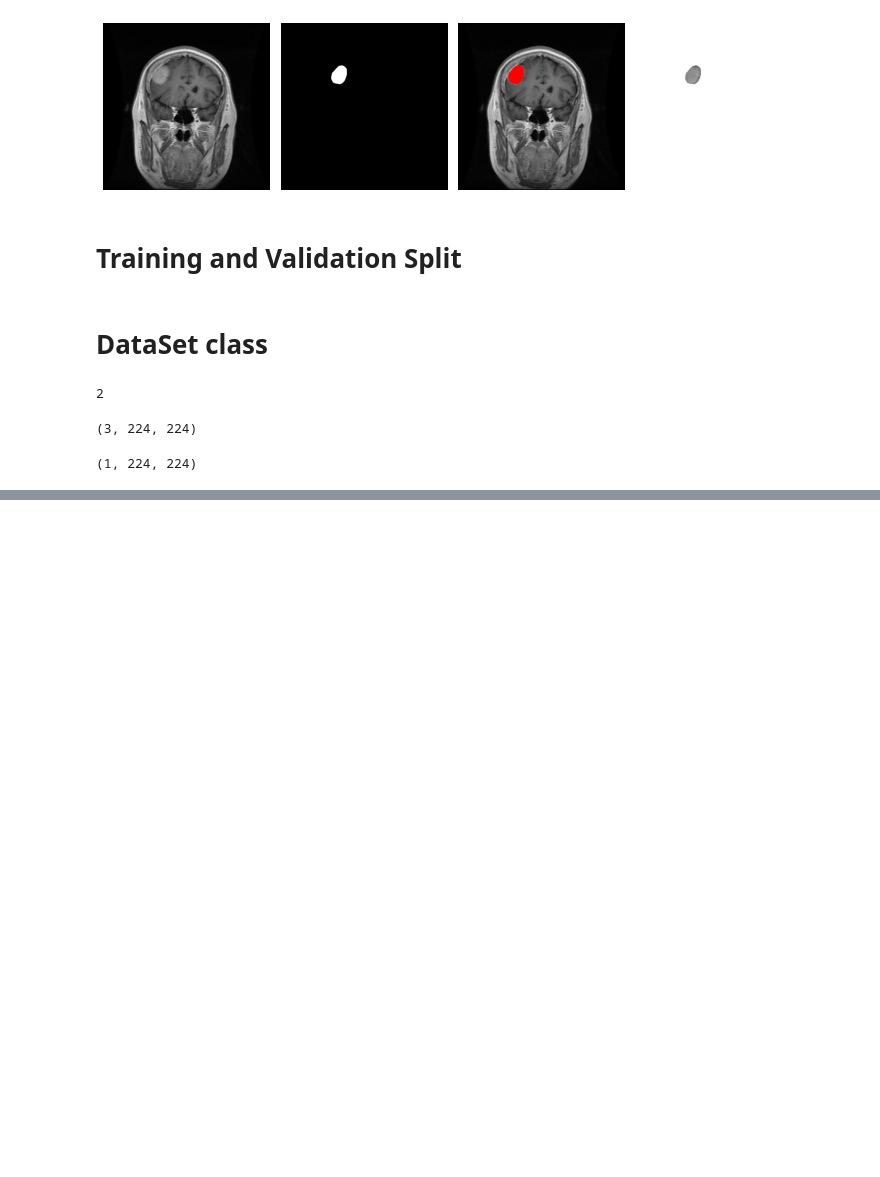
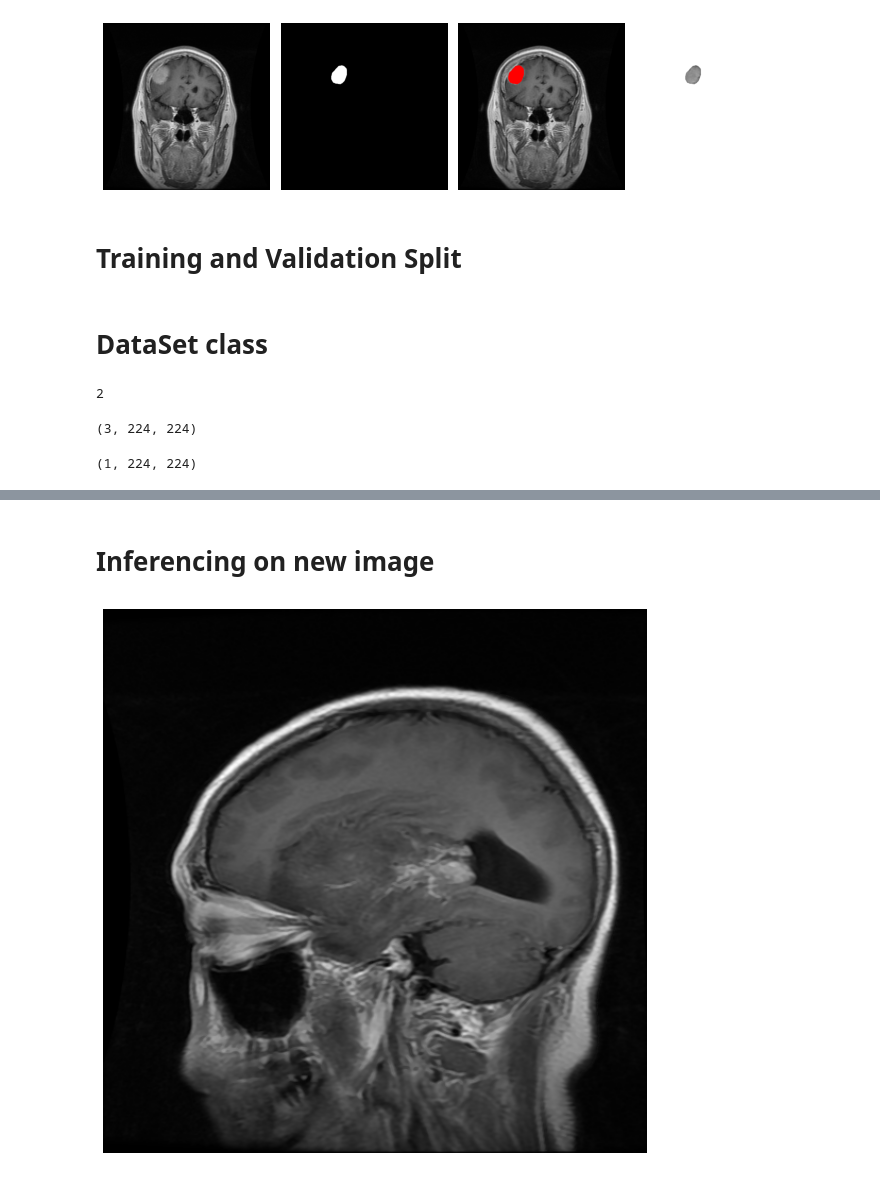
Before and after one commit to Rachinder3/MRI-Tumor-Explorer, a Jupyter notebook: research/Brain_Tumor_Segmentation_via_Segmentation_Models.ipynb, the cells around one changed output, grey strips where cells are left out. Saved outputs shown, nothing was run; the diff lists cells and outputs as text; code cells hidden in the pictures; blank space fills up the shorter version.

```diff
--- a/research/Brain_Tumor_Segmentation_via_Segmentation_Models.ipynb
+++ b/research/Brain_Tumor_Segmentation_via_Segmentation_Models.ipynb
@@ -323,0 +326,13 @@ show(pr_mask)
+# %% [markdown]
+# Inferencing on new image
+# %%
+index = np.random.choice(len(combined))
+# %%
+img_path, mask_path = combined[index]
+# %%
+img_inference = read(img_path,1)
+mask = read(mask_path)
+# %%
+show(img_inference)
+# %% [output]
+[figure, added]
```
Also changed, not shown: parts of 20 cells of this notebook.
